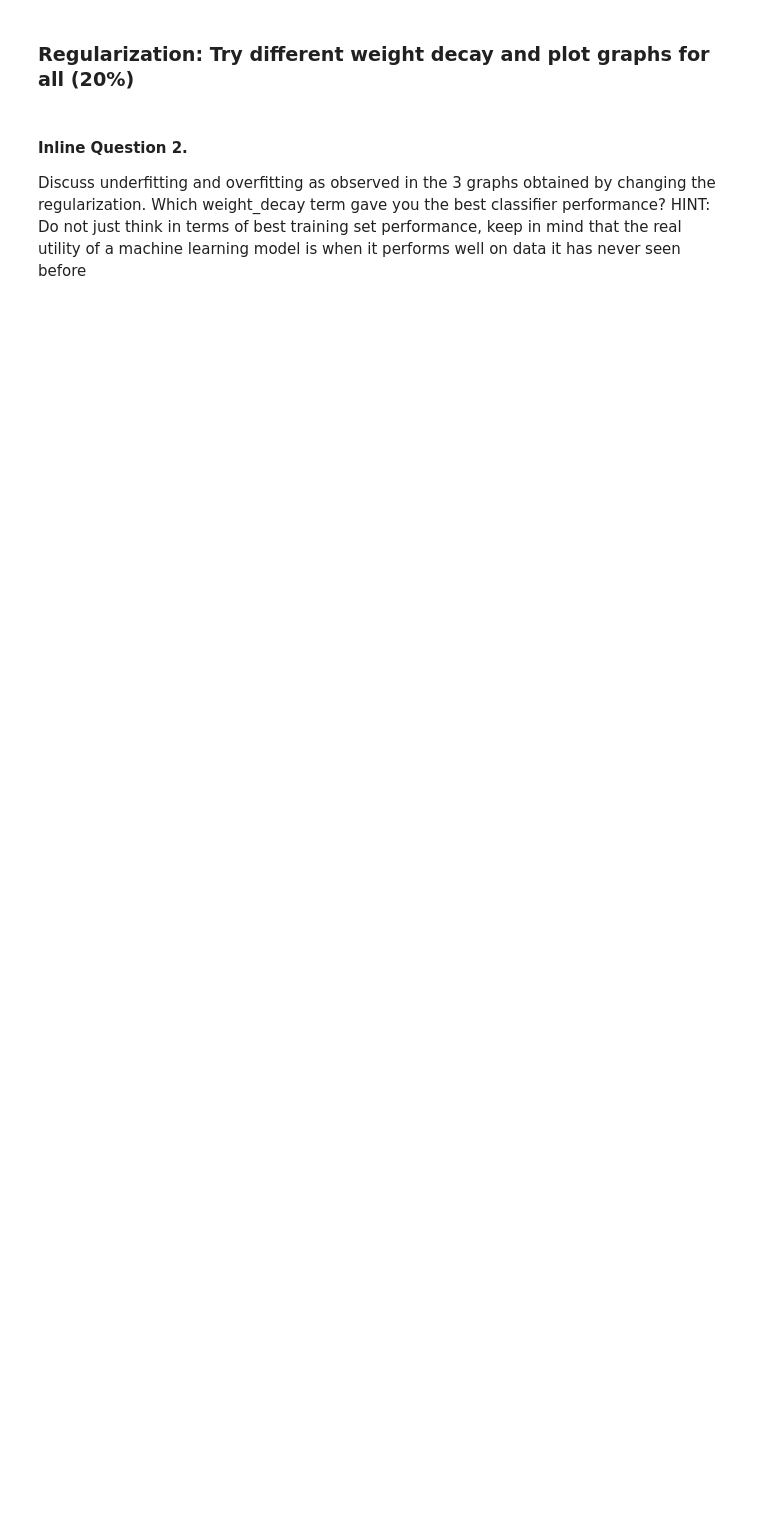
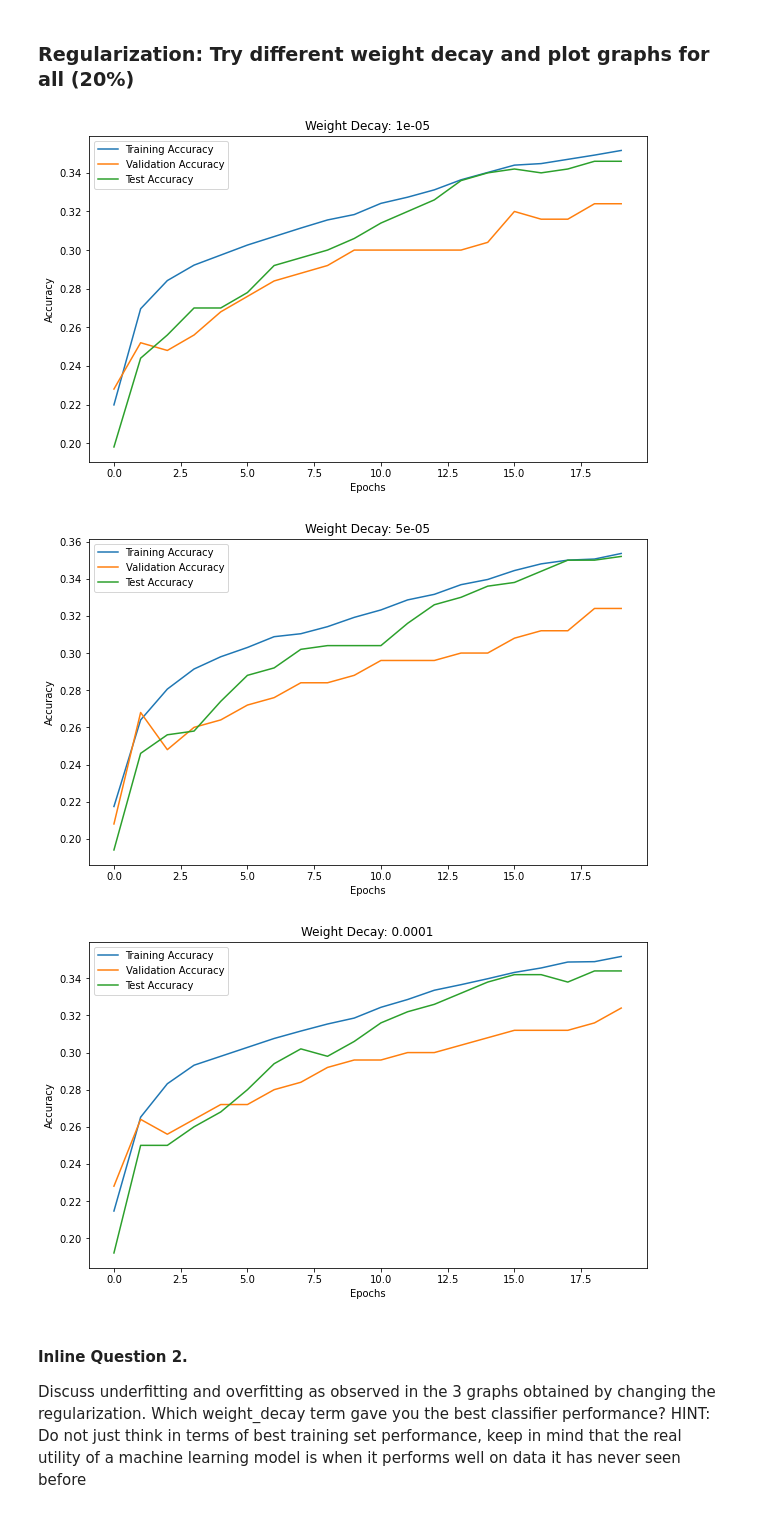
Before and after one commit to AndrewOnozuka/notes, a Jupyter notebook: ucsd/ece176/a2/linear_regression.ipynb, the cells around one changed output. Saved outputs shown, nothing was run; the diff lists cells and outputs as text; code cells hidden in the pictures; blank space fills up the shorter version.

```diff
--- a/ucsd/ece176/a2/linear_regression.ipynb
+++ b/ucsd/ece176/a2/linear_regression.ipynb
@@ -188,19 +229,35 @@ Which one of these learning rates (best_lr) would you pick to train your model?
 # %%
 # Initialize a non-zero weight_decay (Regularization constant) term and repeat the training and evaluation
 # Use the best learning rate as obtained from the above exercise, best_lr
 
 # You need to try 3 learning rates and submit all 3 graphs along with this notebook pdf to show your weight decay experiments
-weight_decays = []
+best_lr = 0.001
+weight_decays = [0.00001, 0.00005, 0.0001]
 
 # FEEL FREE TO EXPERIMENT WITH OTHER VALUES. REPORT OTHER VALUES IF THEY ACHIEVE A BETTER PERFORMANCE
 
 # for weight_decay in weight_decays: Train the classifier and plot data
 # Step 1. train_accu, val_accu, test_accu = train(best_lr, weight_decay)
 # Step 2. plot_accuracies(train_accu, val_accu, test_accu)
 
 for weight_decay in weight_decays:
     # TODO: Train the classifier with different weighty decay and plot
-    pass
+    train_accu, val_accu, test_accu, weights = train(best_lr, weight_decay)
+
+    # Plot the data
+    plt.figure(figsize=(10, 6))
+    plt.plot(train_accu, label='Training Accuracy')
+    plt.plot(val_accu, label='Validation Accuracy')
+    plt.plot(test_accu, label='Test Accuracy')
+    plt.title(f'Weight Decay: {weight_decay}')
+    plt.xlabel('Epochs')
+    plt.ylabel('Accuracy')
+    plt.legend()
+    plt.show()
+# %% [output]
+[figure, added]
+[figure, added]
+[figure, added]
 # %% [markdown]
 #### Inline Question 2.
 
```
Also changed, not shown: parts of 10 cells of this notebook, 10 other files.
